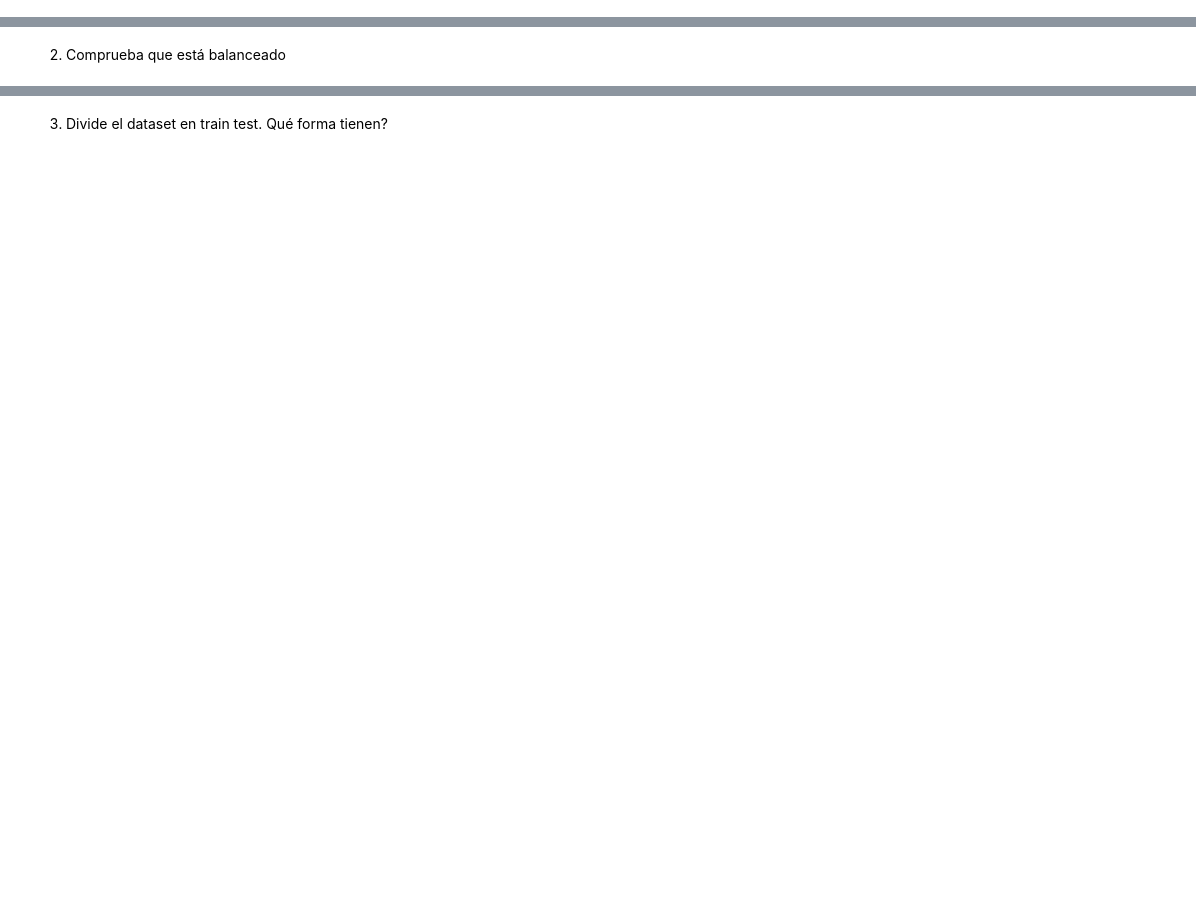
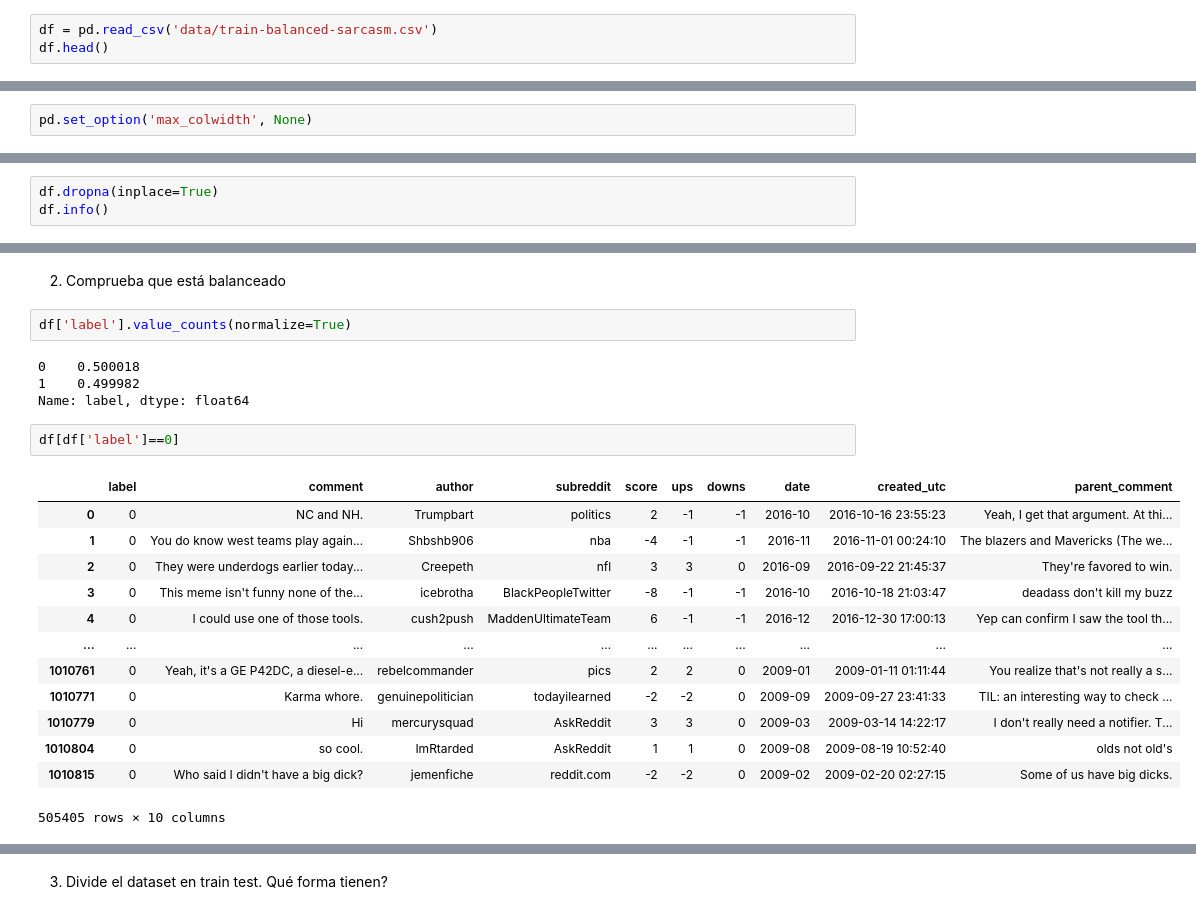
Before and after one commit to MNievas12/2304_dsft_thebridge, a Jupyter notebook: 3-Machine_Learning/5-NLP/NLTK&CountVectorizer/ejercicios/sarcasm_detection.ipynb, the cells around one changed output, grey strips where cells are left out. Cells and saved outputs as stored; diff of their text form; blank space fills up the shorter version.

```diff
--- a/3-Machine_Learning/5-NLP/NLTK&CountVectorizer/ejercicios/sarcasm_detection.ipynb
+++ b/3-Machine_Learning/5-NLP/NLTK&CountVectorizer/ejercicios/sarcasm_detection.ipynb
@@ -8,0 +14,3 @@ Sarcasm detection is easy.
+# %%
+df = pd.read_csv('data/train-balanced-sarcasm.csv')
+df.head()
@@ -8,0 +24,2 @@ Sarcasm detection is easy.
+# %%
+pd.set_option('max_colwidth', None)
@@ -12,0 +59,3 @@ Para este ejercicio vas a utilizar el dataset del paper [A Large Self-Annotated
+# %%
+df.dropna(inplace=True)
+df.info()
@@ -13,2 +80,24 @@ Para este ejercicio vas a utilizar el dataset del paper [A Large Self-Annotated
 # %% [markdown]
 2. Comprueba que está balanceado
+# %%
+df['label'].value_counts(normalize=True)
+# %% [output]
+0    0.500018
+1    0.499982
+Name: label, dtype: float64
+# %%
+df[df['label']==0]
+# %% [output]
+|  | label | comment | author | subreddit | score | ups | downs | date | created_utc | parent_comment |
+| 0 | 0 | NC and NH. | Trumpbart | politics | 2 | -1 | -1 | 2016-10 | 2016-10-16 23:55:23 | Yeah, I get that argument. At thi... |
+| 1 | 0 | You do know west teams play again... | Shbshb906 | nba | -4 | -1 | -1 | 2016-11 | 2016-11-01 00:24:10 | The blazers and Mavericks (The we... |
+| 2 | 0 | They were underdogs earlier today... | Creepeth | nfl | 3 | 3 | 0 | 2016-09 | 2016-09-22 21:45:37 | They're favored to win. |
+| 3 | 0 | This meme isn't funny none of the... | icebrotha | BlackPeopleTwitter | -8 | -1 | -1 | 2016-10 | 2016-10-18 21:03:47 | deadass don't kill my buzz |
+| 4 | 0 | I could use one of those tools. | cush2push | MaddenUltimateTeam | 6 | -1 | -1 | 2016-12 | 2016-12-30 17:00:13 | Yep can confirm I saw the tool th... |
+| ... | ... | ... | ... | ... | ... | ... | ... | ... | ... | ... |
+| 1010761 | 0 | Yeah, it's a GE P42DC, a diesel-e... | rebelcommander | pics | 2 | 2 | 0 | 2009-01 | 2009-01-11 01:11:44 | You realize that's not really a s... |
+| 1010771 | 0 | Karma whore. | genuinepolitician | todayilearned | -2 | -2 | 0 | 2009-09 | 2009-09-27 23:41:33 | TIL: an interesting way to check ... |
+| 1010779 | 0 | Hi | mercurysquad | AskReddit | 3 | 3 | 0 | 2009-03 | 2009-03-14 14:22:17 | I don't really need a notifier. T... |
+| 1010804 | 0 | so cool. | ImRtarded | AskReddit | 1 | 1 | 0 | 2009-08 | 2009-08-19 10:52:40 | olds not old's |
+| 1010815 | 0 | Who said I didn't have a big dick? | jemenfiche | reddit.com | -2 | -2 | 0 | 2009-02 | 2009-02-20 02:27:15 | Some of us have big dicks. |
+505405 rows × 10 columns
```
Also changed, not shown: parts of 25 cells of this notebook.
